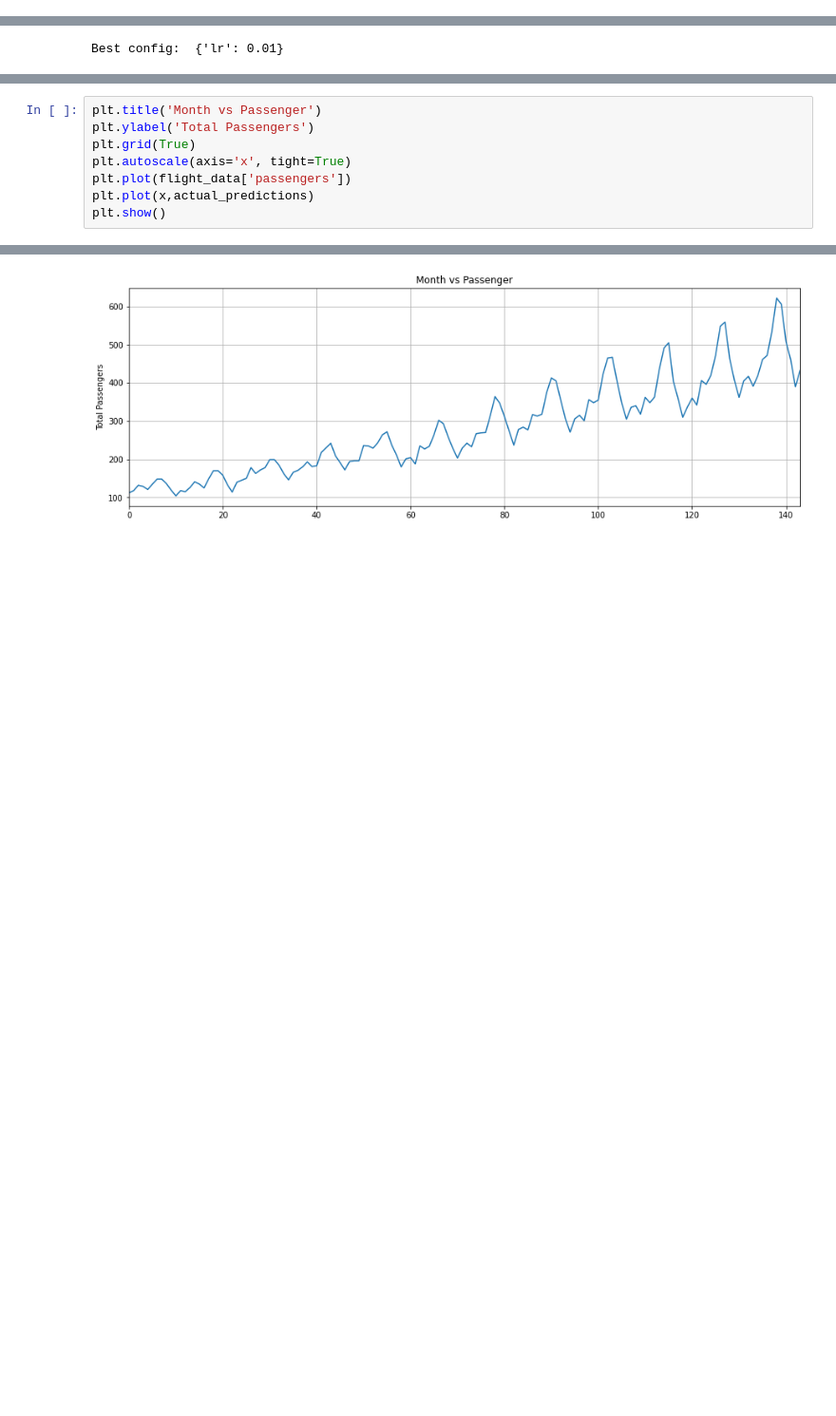
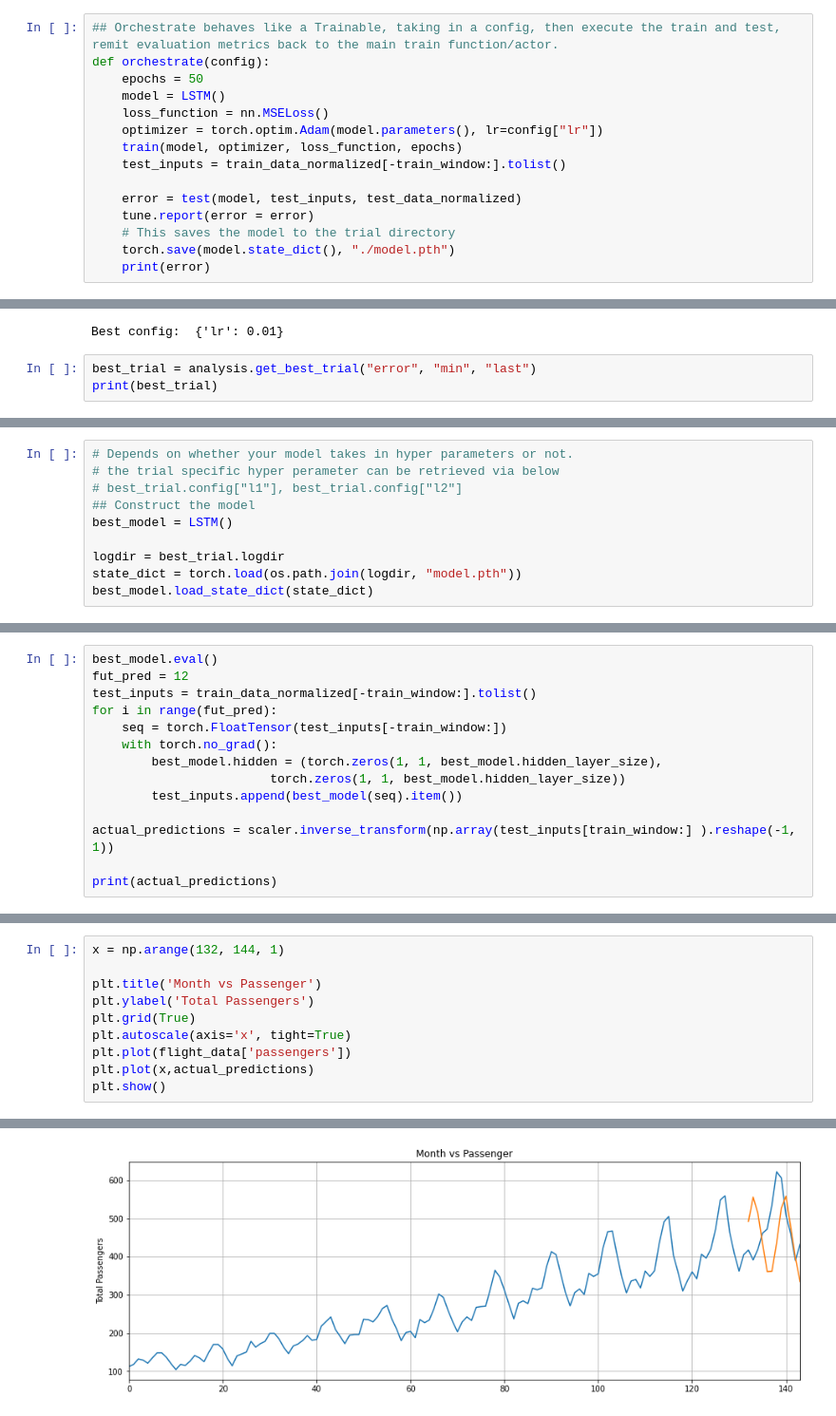
Before and after one commit to anyscale/training-one, a Jupyter notebook: RaySGDandTune/RayTune.ipynb, the cells around one changed output, grey strips where cells are left out. Shown at 95% size. Saved outputs shown, nothing was run; the diff lists cells and outputs as text; blank space fills up the shorter version.

```diff
--- a/RaySGDandTune/RayTune.ipynb
+++ b/RaySGDandTune/RayTune.ipynb
@@ -148 +146,16 @@ def orchestrate(config):
+# %%
+## Orchestrate behaves like a Trainable, taking in a config, then execute the train and test, remit evaluation metrics back to the main train function/actor.
+def orchestrate(config):
+    epochs = 50
+    model = LSTM()
+    loss_function = nn.MSELoss()
+    optimizer = torch.optim.Adam(model.parameters(), lr=config["lr"])
+    train(model, optimizer, loss_function, epochs)
+    test_inputs = train_data_normalized[-train_window:].tolist()
+
+    error = test(model, test_inputs, test_data_normalized)
+    tune.report(error = error)
+    # This saves the model to the trial directory
+    torch.save(model.state_dict(), "./model.pth")
+    print(error)
 # %%
@@ -224,3 +245,6 @@ print("Best config: ", analysis.get_best_config(
     metric="error", mode="min"))
 # %% [output]
 Best config:  {'lr': 0.01}
+# %%
+best_trial = analysis.get_best_trial("error", "min", "last")
+print(best_trial)
@@ -237,0 +263,10 @@ df.head()
+# %%
+# Depends on whether your model takes in hyper parameters or not.
+# the trial specific hyper perameter can be retrieved via below
+# best_trial.config["l1"], best_trial.config["l2"]
+## Construct the model
+best_model = LSTM()
+
+logdir = best_trial.logdir
+state_dict = torch.load(os.path.join(logdir, "model.pth"))
+best_model.load_state_dict(state_dict)
@@ -237,0 +283,14 @@ df.head()
+# %%
+best_model.eval()
+fut_pred = 12
+test_inputs = train_data_normalized[-train_window:].tolist()
+for i in range(fut_pred):
+    seq = torch.FloatTensor(test_inputs[-train_window:])
+    with torch.no_grad():
+        best_model.hidden = (torch.zeros(1, 1, best_model.hidden_layer_size),
+                        torch.zeros(1, 1, best_model.hidden_layer_size))
+        test_inputs.append(best_model(seq).item())
+
+actual_predictions = scaler.inverse_transform(np.array(test_inputs[train_window:] ).reshape(-1, 1))
+
+print(actual_predictions)
@@ -238,4 +310,6 @@ df.head()
 # %%
+x = np.arange(132, 144, 1)
+
 plt.title('Month vs Passenger')
 plt.ylabel('Total Passengers')
 plt.grid(True)
@@ -248,4 +321,4 @@ NameError: name 'actual_predictions' is not defined
-[figure, old version]
+[figure, new version]
 # %%
 plt.title('Month vs Passenger')
 plt.ylabel('Total Passengers')
```
Also changed, not shown: parts of 36 cells of this notebook, 1 other file.
